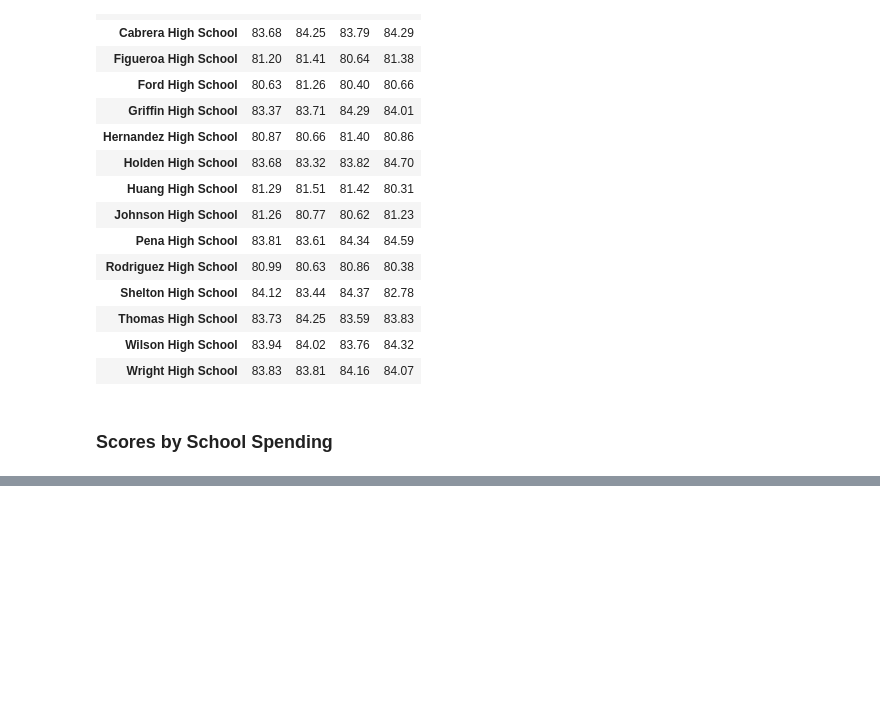
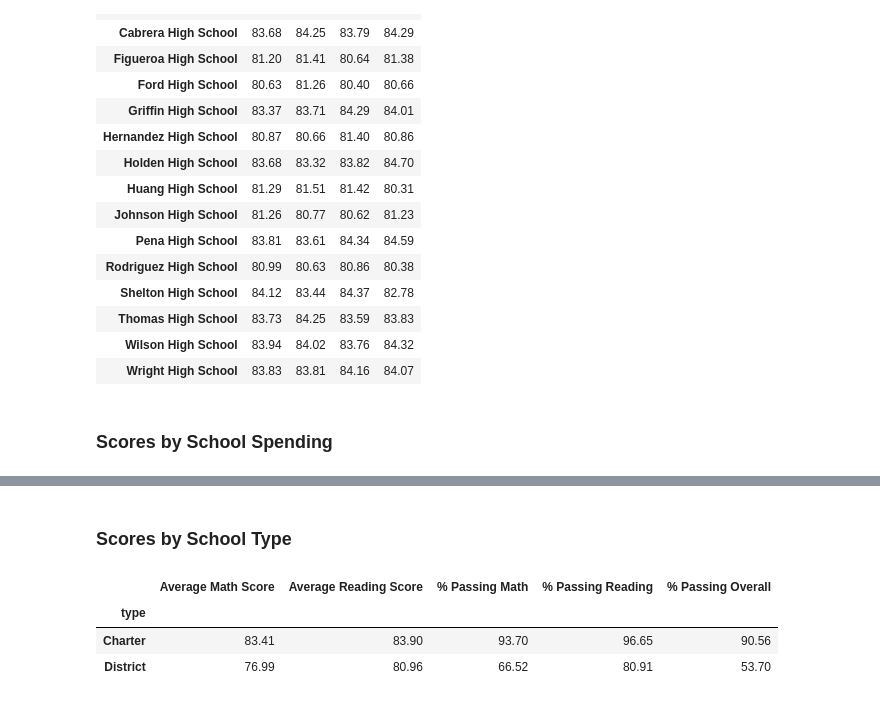
Before and after one commit to asundquistdavis/Pandas-Challenge, a Jupyter notebook: PyCitySchools/main.ipynb, the cells around one changed output, grey strips where cells are left out. Saved outputs shown, nothing was run; the diff lists cells and outputs as text; code cells hidden in the pictures; blank space fills up the shorter version.

```diff
--- a/PyCitySchools/main.ipynb
+++ b/PyCitySchools/main.ipynb
@@ -325,0 +389,27 @@ ValueError: Expected a 1D array, got an array with shape (4, 12)
+# %% [markdown]
+### Scores by School Type
+# %%
+# Group by school types
+scores_by_type = students_full_df.groupby('type').mean()
+
+# Select columns of interest
+type_report = scores_by_type[['math_score', 'reading_score', 'passing_math', 'passing_reading', 'passing_overall']]
+
+# Name columns appropriately
+type_report = type_report.rename(columns={'math_score': 'Average Math Score', 'reading_score': 'Average Reading Score', 'passing_math': '% Passing Math', 'passing_reading': '% Passing Reading', 'passing_overall': '% Passing Overall'})
+
+# convert to percents
+for i in range(2,5):
+    type_report.iloc[:,i] = 100 * type_report.iloc[:,i]
+
+# Apply formating
+for i in range(5):
+    type_report.iloc[:,i] = type_report.iloc[:,i].map('{:.2f}'.format)
+
+# Show report
+type_report
+# %% [output]
+|  | Average Math Score | Average Reading Score | % Passing Math | % Passing Reading | % Passing Overall |
+| type |  |  |  |  |  |
+| Charter | 83.41 | 83.90 | 93.70 | 96.65 | 90.56 |
+| District | 76.99 | 80.96 | 66.52 | 80.91 | 53.70 |
```
Also changed, not shown: parts of 8 cells of this notebook.
